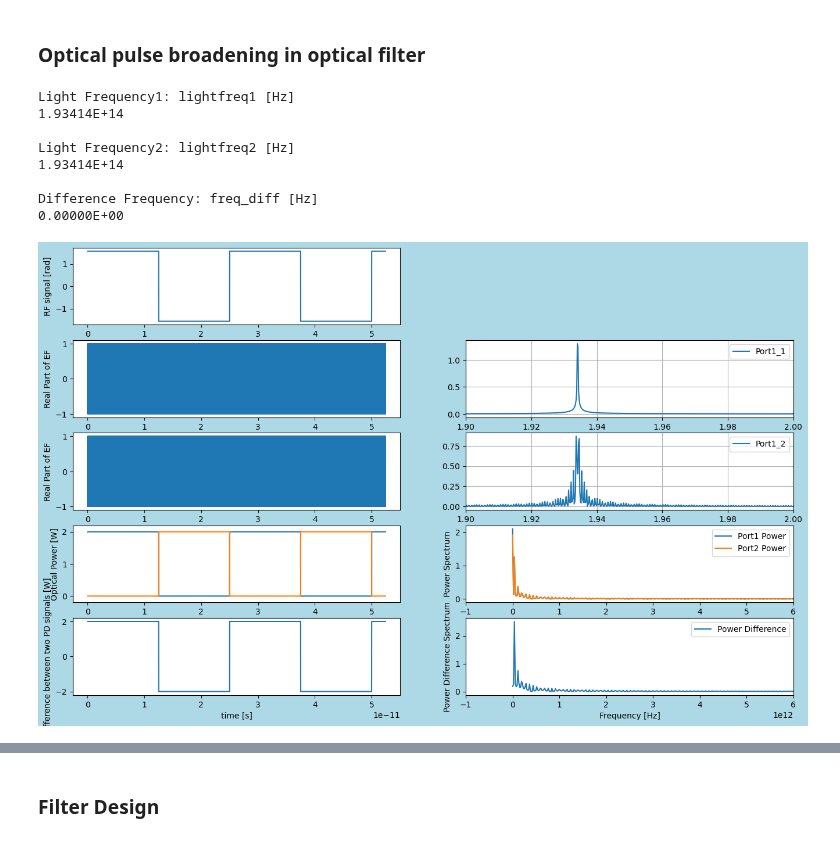
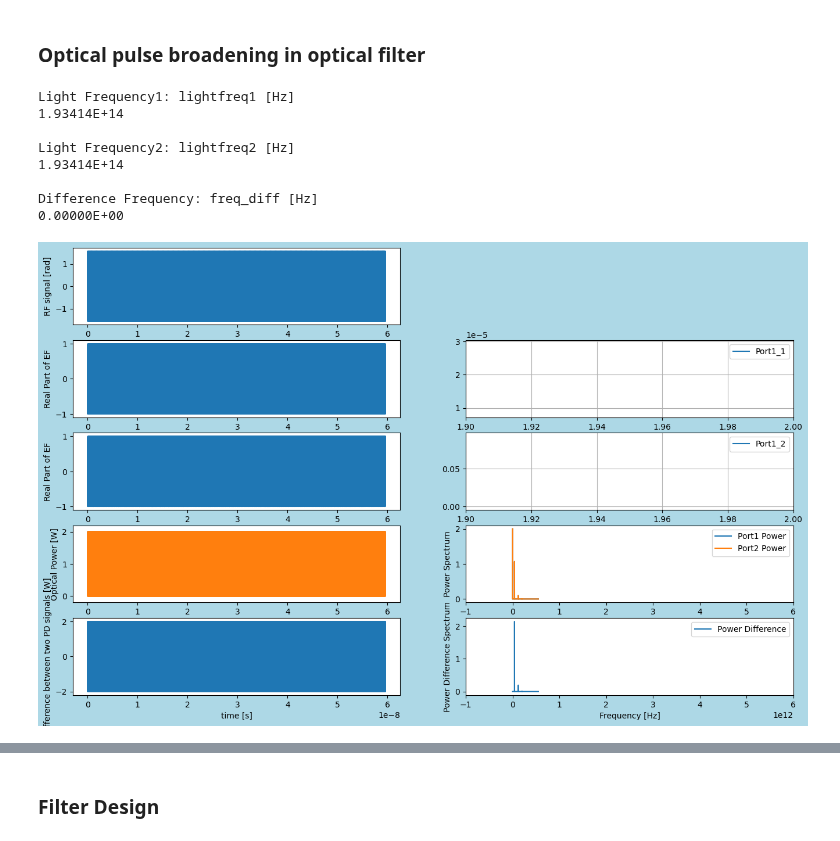
Before and after one commit to tacticstactics/Optical-pulse-broadening, a Jupyter notebook: optical_pulse_broadening_in_optical_filter.ipynb, the cells around one changed output, grey strips where cells are left out. Saved outputs shown, nothing was run; the diff lists cells and outputs as text; code cells hidden in the pictures.

```diff
--- a/optical_pulse_broadening_in_optical_filter.ipynb
+++ b/optical_pulse_broadening_in_optical_filter.ipynb
@@ -47,8 +47,8 @@ def beamsplitter(PT,Ein):
 
      return Eout
 # %%
-samplerate = 2**18 # Number of Points
-t_step = 2e-16 #[s]
+samplerate = 2**16 # Number of Points
+t_step = 2 ** -40 #[s]
 
 tcol = np.linspace(0.0, t_step * samplerate, samplerate, endpoint=False)
 
@@ -59,10 +59,15 @@ md = 1 # modulation depth. 1 = 100 %
 dc_offset = 0 # DC offset
 
 #Sine
-#rfsignalcol = amp_c * np.sin(2 * np.pi * freq_rf * tcol) + dc_offset #[rad]
+rf_signalcol = amp_c * np.sin(2 * np.pi * freq_rf * tcol) + dc_offset #[rad]
 
 #Rectangular
-rfsignalcol = amp_c *signal.square(2 * np.pi * fc * tcol) +dc_offset #[rad]
+#rf_signalcol = amp_c *signal.square(2 * np.pi * freq_rf * tcol) +dc_offset #[rad]
+
+#prbc
+#rf_signalcol = prbs_1(samplerate, a1_range = [0,1], b1_range = [10, 50])
+
+
 
 no = 1 # Refractive Index of medium
 
@@ -115,7 +120,7 @@ Power_diffcol = np.zeros(samplerate)
 for ii in range(samplerate):
 
     t = tcol[ii]
-    rf_signal = rfsignalcol[ii]
+    rf_signal = rf_signalcol[ii]
 
     #amp_c * np.sin(2 * np.pi * freq_rf * t) + dc_offset #[rad]
     #rfsignalcol[ii] = rf_signal
@@ -174,7 +179,7 @@ ax1_8 = fig1.add_subplot(5, 2, 8)
 ax1_10 = fig1.add_subplot(5, 2, 10)
 
 
-ax1_1.plot(tcol,rfsignalcol)
+ax1_1.plot(tcol,rf_signalcol)
 ax1_1.set_ylabel("RF signal [rad]")
 
 
@@ -215,34 +220,34 @@ ax1_8.plot(xf, 2.0/samplerate * np.abs(Port1_powercol_f[0:samplerate//2]),label=
 ax1_8.set_ylabel("Power Spectrum")
 ax1_8.set_xlim(-1e12,6e12)
 ax1_8.legend()
 
 
 ax1_8.plot(xf, 2.0/samplerate * np.abs(Port2_powercol_f[0:samplerate//2]), label="Port2 Power")
 ax1_8.set_ylabel("Power Spectrum")
 ax1_8.set_xlim(-1e12,6e12)
 ax1_8.legend()
 
 
 Power_diffcol_f = fft(Power_diffcol)
 ax1_10.plot(xf, 2.0/samplerate * np.abs(Power_diffcol_f[0:samplerate//2]), label="Power Difference")
 ax1_10.set_xlabel("Frequency [Hz]")
 ax1_10.set_ylabel("Power Difference Spectrum")
 ax1_10.set_xlim(-1e12,6e12)
 ax1_10.legend()
 
 #plt.savefig(f"{wl2}_{freq_rf}.png", dpi=300)
 
 plt.show()
 # %% [output]
 Light Frequency1: lightfreq1 [Hz]
 1.93414E+14
 
 Light Frequency2: lightfreq2 [Hz]
 1.93414E+14
 
 Difference Frequency: freq_diff [Hz]
 0.00000E+00
-[figure, old version]
+[figure, new version]
 # %%
 
 N = 2* samplerate
```
Also changed, not shown: parts of 2 cells of this notebook.
